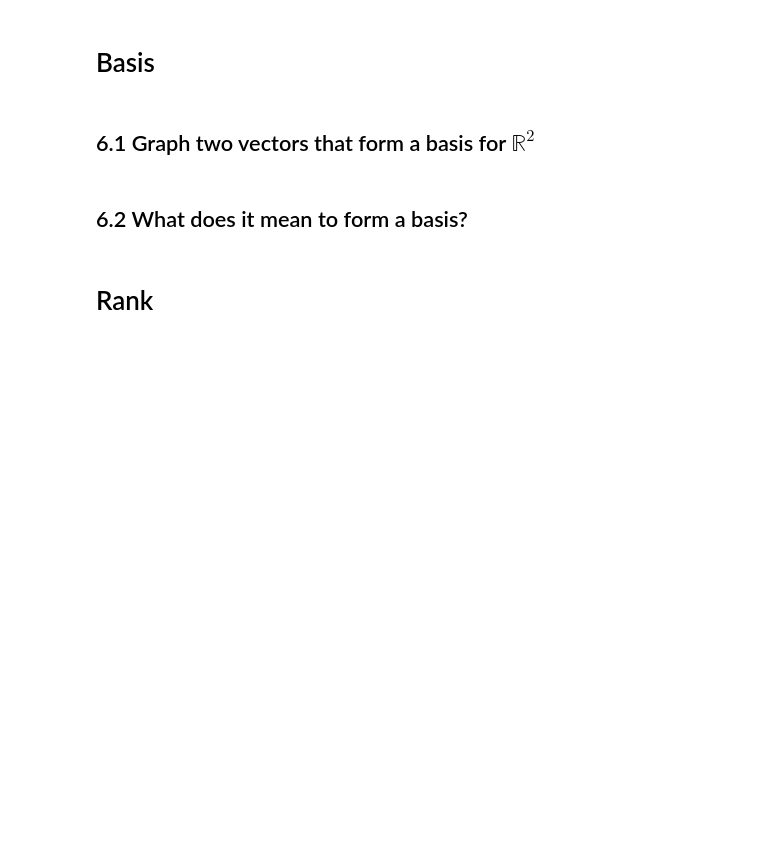
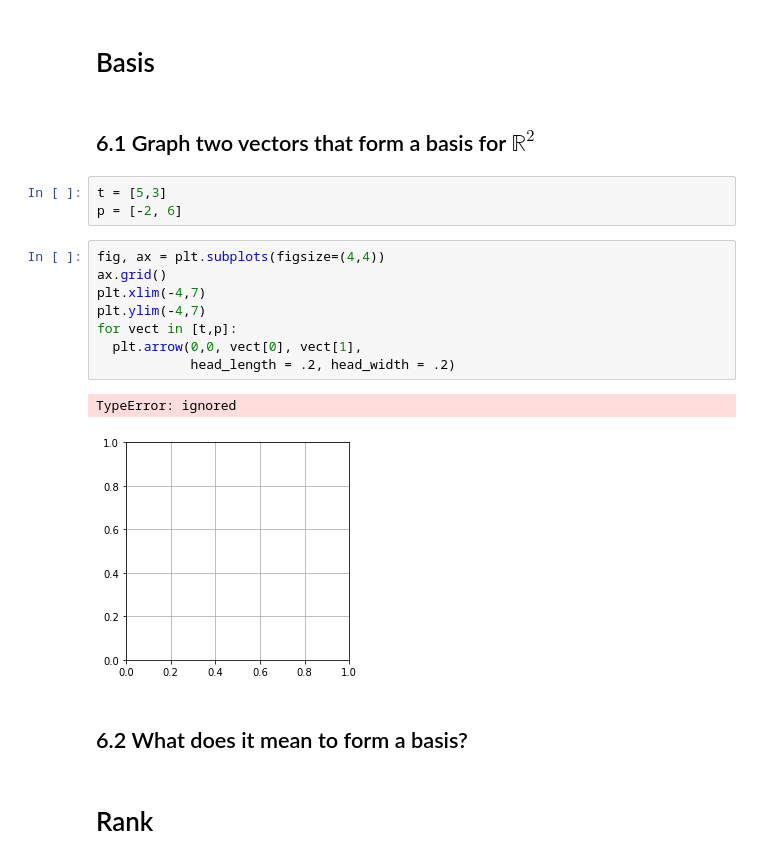
Before and after one commit to JoshuaHaga/DS-Unit-1-Sprint-3-Linear-Algebra, a Jupyter notebook: module2-intermediate-linear-algebra/LS_DS_132_Intermediate_Linear_Algebra_Assignment.ipynb, the cells around one changed output. Saved outputs shown, nothing was run; the diff lists cells and outputs as text; blank space fills up the shorter version.

```diff
--- a/module2-intermediate-linear-algebra/LS_DS_132_Intermediate_Linear_Algebra_Assignment.ipynb
+++ b/module2-intermediate-linear-algebra/LS_DS_132_Intermediate_Linear_Algebra_Assignment.ipynb
@@ -204,6 +294,20 @@ n = \begin{bmatrix} 4 & 8  & 2\end{bmatrix}
 # Basis
 # %% [markdown]
 ## 6.1 Graph two vectors that form a basis for $\mathbb{R}^2$
+# %%
+t = [5,3]
+p = [-2, 6]
+# %%
+fig, ax = plt.subplots(figsize=(4,4))
+ax.grid()
+plt.xlim(-4,7)
+plt.ylim(-4,7)
+for vect in [t,p]:
+  plt.arrow(0,0, vect[0], vect[1],
+            head_length = .2, head_width = .2)
+# %% [output]
+TypeError: ignored
+[figure, added]
 # %% [markdown]
 ## 6.2 What does it mean to form a basis?
 # %% [markdown]
```
Also changed, not shown: parts of 19 cells of this notebook.
